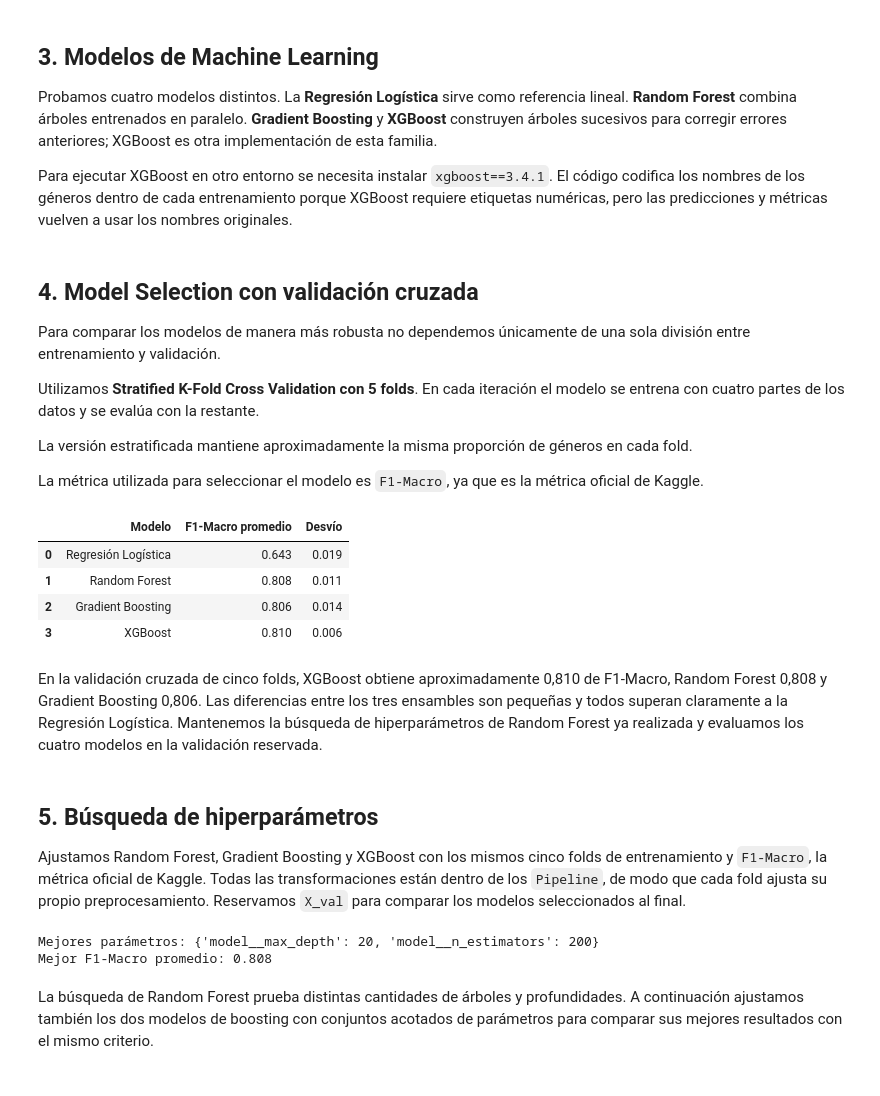
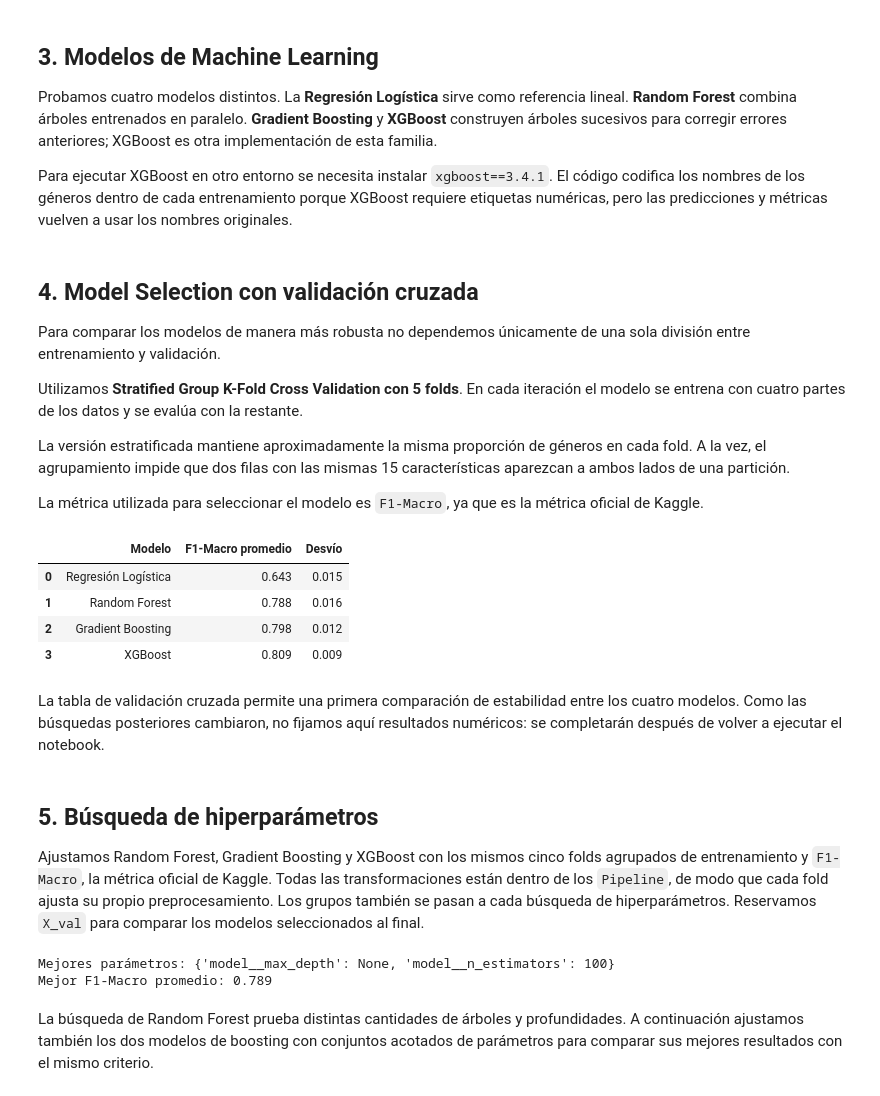
Before and after one commit to lourdesMV/TD6-TP2, a Jupyter notebook: spotify.ipynb, the cells around one changed output. Saved outputs shown, nothing was run; the diff lists cells and outputs as text; code cells hidden in the pictures.

```diff
--- a/spotify.ipynb
+++ b/spotify.ipynb
@@ -375,18 +375,33 @@ Reservamos el 20% del dataset como conjunto de validación local. Utilizamos `st
 
 Este conjunto de validación se mantiene separado de la búsqueda de modelos y de hiperparámetros para poder utilizarlo posteriormente como una evaluación final local.
 # %%
-from sklearn.model_selection import train_test_split
+from sklearn.model_selection import StratifiedGroupKFold
 
-X_train, X_val, y_train, y_val = train_test_split(
-    X,
-    y,
-    test_size=0.20,
-    random_state=42,
-    stratify=y
+# Id y Expected no intervienen: el grupo depende solo de las 15 características.
+grupos = pd.factorize(pd.MultiIndex.from_frame(X))[0]
+
+cv_holdout = StratifiedGroupKFold(
+    n_splits=5,
+    shuffle=True,
+    random_state=42
 )
+
+indice_train, indice_val = next(
+    cv_holdout.split(X, y, groups=grupos)
+)
+
+X_train = X.iloc[indice_train].copy()
+X_val = X.iloc[indice_val].copy()
+y_train = y.iloc[indice_train].copy()
+y_val = y.iloc[indice_val].copy()
+grupos_train = grupos[indice_train]
+grupos_val = grupos[indice_val]
+
+assert set(grupos_train).isdisjoint(grupos_val)
 
 print("Entrenamiento:", X_train.shape)
 print("Validación:", X_val.shape)
+print("Grupos compartidos:", len(set(grupos_train) & set(grupos_val)))
 # %% [output]
 Entrenamiento: (3360, 15)
 Validación: (840, 15)
@@ -454,13 +470,17 @@ class XGBGenreClassifier(ClassifierMixin, BaseEstimator):
 
     def __init__(
         self, n_estimators=300, max_depth=3, learning_rate=0.05,
-        subsample=0.8, colsample_bytree=0.8, reg_lambda=1, random_state=42
+        subsample=0.8, colsample_bytree=0.8, min_child_weight=1,
+        gamma=0, reg_alpha=0, reg_lambda=1, random_state=42
     ):
         self.n_estimators = n_estimators
         self.max_depth = max_depth
         self.learning_rate = learning_rate
         self.subsample = subsample
         self.colsample_bytree = colsample_bytree
+        self.min_child_weight = min_child_weight
+        self.gamma = gamma
+        self.reg_alpha = reg_alpha
         self.reg_lambda = reg_lambda
         self.random_state = random_state
 
@@ -473,6 +493,9 @@ class XGBGenreClassifier(ClassifierMixin, BaseEstimator):
             learning_rate=self.learning_rate,
             subsample=self.subsample,
             colsample_bytree=self.colsample_bytree,
+            min_child_weight=self.min_child_weight,
+            gamma=self.gamma,
+            reg_alpha=self.reg_alpha,
             reg_lambda=self.reg_lambda,
             random_state=self.random_state,
             tree_method="hist",
@@ -500,15 +523,15 @@ modelo_xgb = Pipeline(
 
 Para comparar los modelos de manera más robusta no dependemos únicamente de una sola división entre entrenamiento y validación.
 
-Utilizamos **Stratified K-Fold Cross Validation con 5 folds**. En cada iteración el modelo se entrena con cuatro partes de los datos y se evalúa con la restante.
+Utilizamos **Stratified Group K-Fold Cross Validation con 5 folds**. En cada iteración el modelo se entrena con cuatro partes de los datos y se evalúa con la restante.
 
-La versión estratificada mantiene aproximadamente la misma proporción de géneros en cada fold.
+La versión estratificada mantiene aproximadamente la misma proporción de géneros en cada fold. A la vez, el agrupamiento impide que dos filas con las mismas 15 características aparezcan a ambos lados de una partición.
 
 La métrica utilizada para seleccionar el modelo es `F1-Macro`, ya que es la métrica oficial de Kaggle.
 # %%
-from sklearn.model_selection import StratifiedKFold, cross_val_score
+from sklearn.model_selection import cross_val_score
 
-cv = StratifiedKFold(
+cv = StratifiedGroupKFold(
     n_splits=5,
     shuffle=True,
     random_state=42
@@ -519,43 +542,44 @@ resultados_cv = []
 for nombre, modelo in [
     ("Regresión Logística", modelo_logistico),
     ("Random Forest", modelo_rf),
     ("Gradient Boosting", modelo_gb),
     ("XGBoost", modelo_xgb)
 ]:
 
     scores = cross_val_score(
         modelo,
         X_train,
         y_train,
+        groups=grupos_train,
         cv=cv,
         scoring="f1_macro"
     )
 
     resultados_cv.append({
         "Modelo": nombre,
         "F1-Macro promedio": scores.mean(),
         "Desvío": scores.std()
     })
 
 resultados_cv = pd.DataFrame(
     resultados_cv
 )
 
 display(
     resultados_cv.round(3)
 )
 # %% [output]
 |  | Modelo | F1-Macro promedio | Desvío |
-| 0 | Regresión Logística | 0.643 | 0.019 |
-| 1 | Random Forest | 0.808 | 0.011 |
-| 2 | Gradient Boosting | 0.806 | 0.014 |
-| 3 | XGBoost | 0.810 | 0.006 |
+| 0 | Regresión Logística | 0.643 | 0.015 |
+| 1 | Random Forest | 0.788 | 0.016 |
+| 2 | Gradient Boosting | 0.798 | 0.012 |
+| 3 | XGBoost | 0.809 | 0.009 |
 # %% [markdown]
-En la validación cruzada de cinco folds, XGBoost obtiene aproximadamente 0,810 de F1-Macro, Random Forest 0,808 y Gradient Boosting 0,806. Las diferencias entre los tres ensambles son pequeñas y todos superan claramente a la Regresión Logística. Mantenemos la búsqueda de hiperparámetros de Random Forest ya realizada y evaluamos los cuatro modelos en la validación reservada.
+La tabla de validación cruzada permite una primera comparación de estabilidad entre los cuatro modelos. Como las búsquedas posteriores cambiaron, no fijamos aquí resultados numéricos: se completarán después de volver a ejecutar el notebook.
 # %% [markdown]
 ## 5. Búsqueda de hiperparámetros
 
-Ajustamos Random Forest, Gradient Boosting y XGBoost con los mismos cinco folds de entrenamiento y `F1-Macro`, la métrica oficial de Kaggle. Todas las transformaciones están dentro de los `Pipeline`, de modo que cada fold ajusta su propio preprocesamiento. Reservamos `X_val` para comparar los modelos seleccionados al final.
+Ajustamos Random Forest, Gradient Boosting y XGBoost con los mismos cinco folds agrupados de entrenamiento y `F1-Macro`, la métrica oficial de Kaggle. Todas las transformaciones están dentro de los `Pipeline`, de modo que cada fold ajusta su propio preprocesamiento. Los grupos también se pasan a cada búsqueda de hiperparámetros. Reservamos `X_val` para comparar los modelos seleccionados al final.
 # %%
 from sklearn.model_selection import GridSearchCV
 
@@ -579,7 +603,8 @@ busqueda_f1 = GridSearchCV(
 
 busqueda_f1.fit(
     X_train,
-    y_train
+    y_train,
+    groups=grupos_train
 )
 
 print(
@@ -592,8 +617,8 @@ print(
     round(busqueda_f1.best_score_, 3)
 )
 # %% [output]
-Mejores parámetros: {'model__max_depth': 20, 'model__n_estimators': 200}
-Mejor F1-Macro promedio: 0.808
+Mejores parámetros: {'model__max_depth': None, 'model__n_estimators': 100}
+Mejor F1-Macro promedio: 0.789
 # %% [markdown]
 La búsqueda de Random Forest prueba distintas cantidades de árboles y profundidades. A continuación ajustamos también los dos modelos de boosting con conjuntos acotados de parámetros para comparar sus mejores resultados con el mismo criterio.
 # %% [markdown]
```
Also changed, not shown: parts of 25 cells of this notebook, 1 other file.
